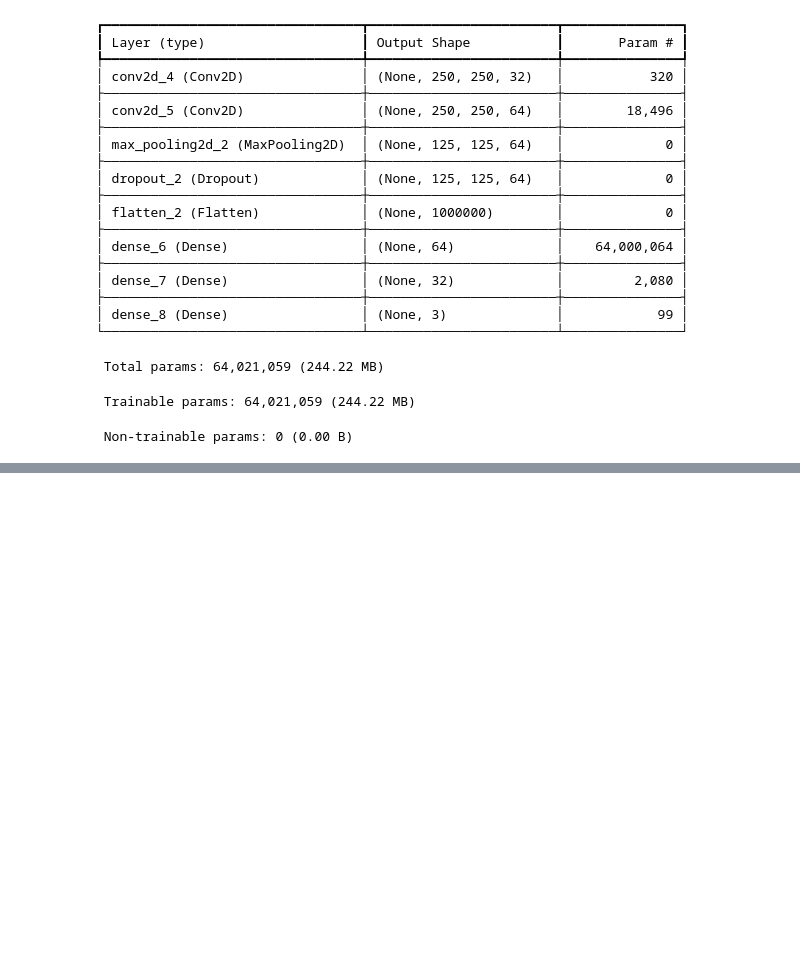
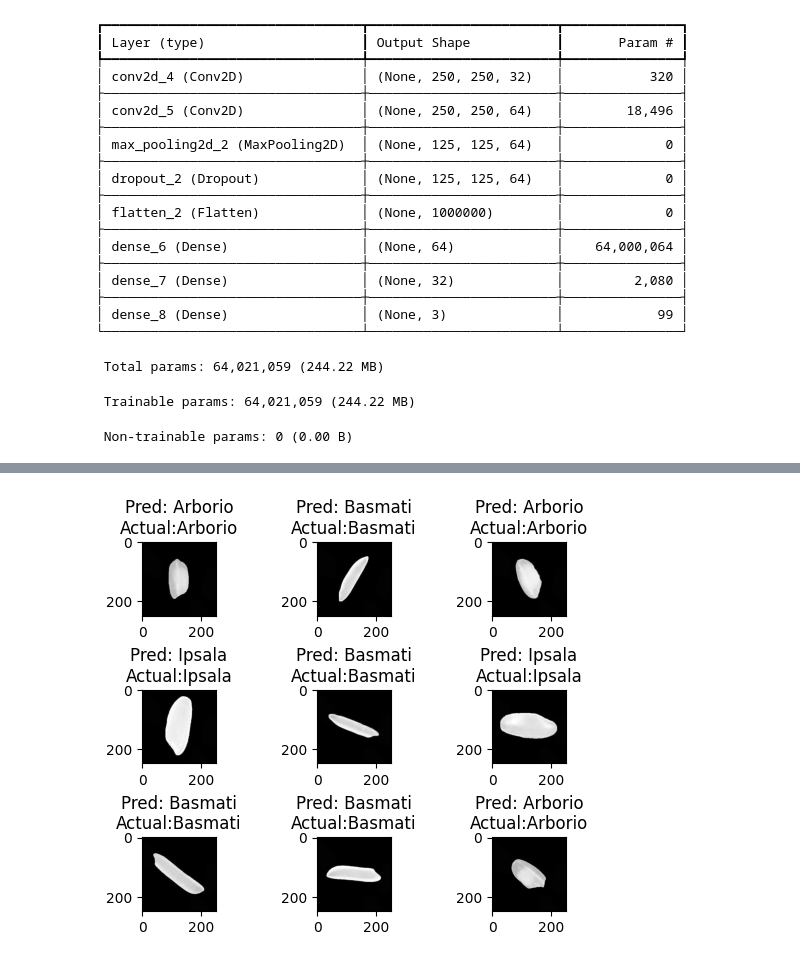
Before and after one commit to Nicohim87/DeepLearning, a Jupyter notebook: Pertemuan3/session3.ipynb, the cells around one changed output, grey strips where cells are left out. Saved outputs shown, nothing was run; the diff lists cells and outputs as text; code cells hidden in the pictures; blank space fills up the shorter version.

```diff
--- a/Pertemuan3/session3.ipynb
+++ b/Pertemuan3/session3.ipynb
@@ -81,5 +81,5 @@ Model: "sequential_2"
 # %%
 early_stopping = tf.keras.callbacks.EarlyStopping(monitor='val_loss', patience=3)
 
-hist = model.fit(x_train, y_train, validation_data=(x_val, y_val), epochs = 20, batch_size = 64, callbacks=[early_stopping])
+hist = model.fit(x_train, y_train, validation_data=(x_val, y_val), epochs = 2, batch_size = 64, callbacks=[early_stopping])
 # %% [output]
@@ -91,6 +92,10 @@ for i in range(9):
     plt.subplot(3, 3, i+1)
     plt.imshow(x_test[i], cmap='gray')
 
-    prediction = model.predict(x_test[i])
+    img = np.expand_dims(x_test[i], axis=0)
+    prediction = model.predict(img)
 
     plt.title(f"Pred: {class_list[np.argmax(prediction)]}\nActual:{class_list[np.argmax(y_test[i])]}")
+
+plt.subplots_adjust(hspace=1)
+# %% [output]
@@ -96,0 +111 @@ for i in range(9):
+[figure, added]
```
Also changed, not shown: parts of 2 cells of this notebook.
